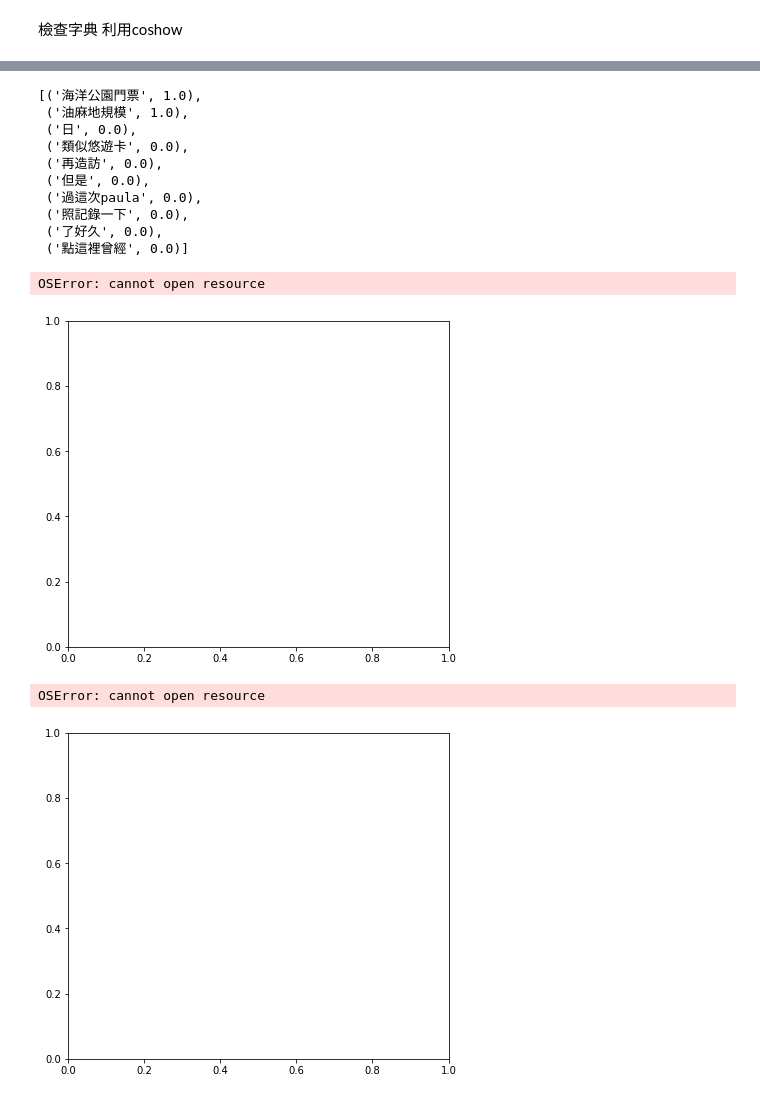
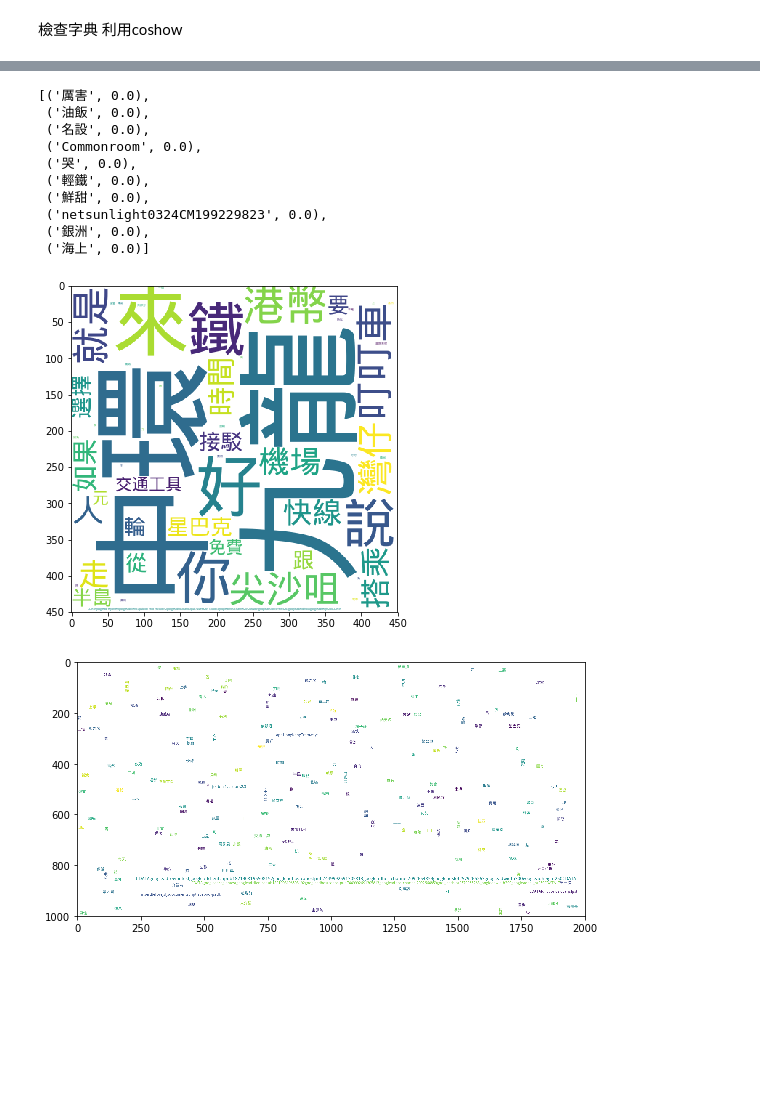
Before and after one commit to minerve33w/in_home, a Jupyter notebook: FinalProject/ tourism_analysis_01.ipynb, the cells around one changed output, grey strips where cells are left out. Drawn from its saved outputs; the diff is of its cells as text; code cells hidden in the pictures; blank space fills up the shorter version.

```diff
--- a/FinalProject/ tourism_analysis_01.ipynb
+++ b/FinalProject/ tourism_analysis_01.ipynb
@@ -134,6 +123,6 @@ corpus_cut
 #doc_names = range(len(text_list))
 #dwc = {key: [word for word in jieba.cut(text, cut_all=False)] for (key, text) in zip(doc_names, text_list)}
 # %%
-doc_word_frequency = {key: {i:Counter(doc)[i] for i in Counter(doc)} for key, doc in dwc.items()}
+#doc_word_frequency = {key: {i:Counter(doc)[i] for i in Counter(doc)} for key, doc in dwc.items()}
 #list(doc_word_frequency[0].items())[0:10] # 顯示第一篇文章的部份詞彙與對應詞頻
-sorted(list(doc_word_frequency[0].items()) , key = lambda x: x[1] , reverse=True)
+#sorted(list(doc_word_frequency[0].items()) , key = lambda x: x[1] , reverse=True)
@@ -207,33 +204,31 @@ df_tfidf
 first_text = wfm.to_dict(orient='records')[0] # 將詞頻矩陣轉換成dictionary型別, 把第一篇文章抽出來
 list(first_text.items())[0:10] # 檢視一下轉換結果
 # %% [output]
-[('海洋公園門票', 1.0),
- ('油麻地規模', 1.0),
- ('日', 0.0),
- ('類似悠遊卡', 0.0),
- ('再造訪', 0.0),
- ('但是', 0.0),
- ('過這次paula', 0.0),
- ('照記錄一下', 0.0),
- ('了好久', 0.0),
- ('點這裡曾經', 0.0)]
+[('厲害', 0.0),
+ ('油飯', 0.0),
+ ('名設', 0.0),
+ ('Commonroom', 0.0),
+ ('哭', 0.0),
+ ('輕鐵', 0.0),
+ ('鮮甜', 0.0),
+ ('netsunlight0324CM199229823', 0.0),
+ ('銀洲', 0.0),
+ ('海上', 0.0)]
 # %%
-linux_font = r'/Users/Minerva/Documents/GitHub_table_computer/in_home/wqy-microhei.ttc'
+linux_font = r'/Users/leeyishan/Documents/GitHub/in_home/FinalProject/wqy-microhei.ttc'
 #記得自行需要下載，與修改路徑
 plt.figure(figsize=(15, 6))
 ax1 = plt.subplot(121)
 plot_wordcloud(first_text, ax=ax1, font_path=linux_font, height=450, width=450)
 # %% [output]
-OSError: cannot open resource
-[figure, old version]
+[figure, new version]
 # %%
 #修正過後
-plt.figure(figsize=(15, 6))
+plt.figure(figsize=(20, 15))
 ax2 = plt.subplot(122)
-plot_tfidf_wordcloud(df_tfidf, text_index=0, ax=ax2, font_path=linux_font, height=450, width=450)
+plot_tfidf_wordcloud(df_tfidf, text_index=0, ax=ax2, font_path=linux_font, height=1000, width=2000)
 # %% [output]
-OSError: cannot open resource
-[figure, old version]
+[figure, new version]
 # %%
 plt.figure(figsize=(35, 4))
 ax1 = plt.subplot(121)
```
Also changed, not shown: parts of 13 cells of this notebook.
